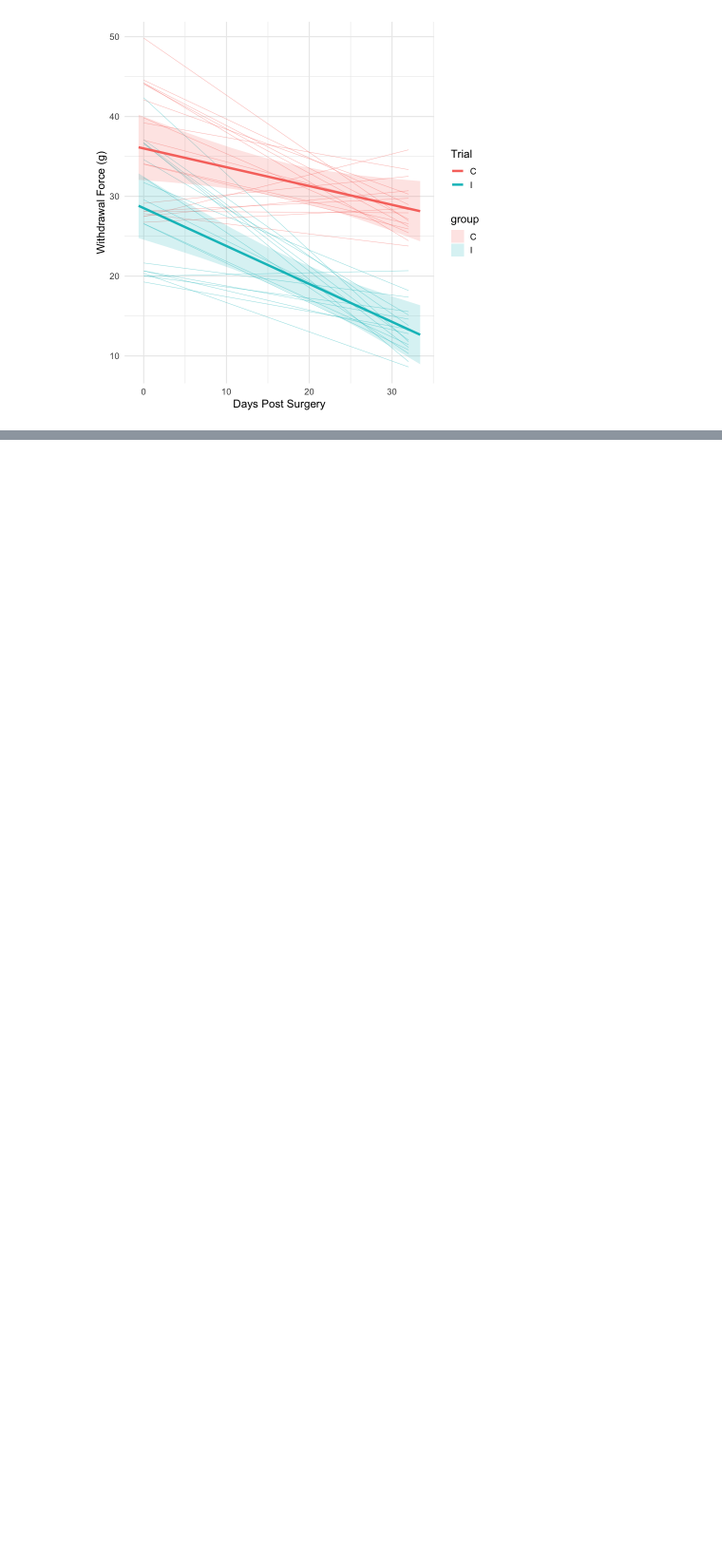
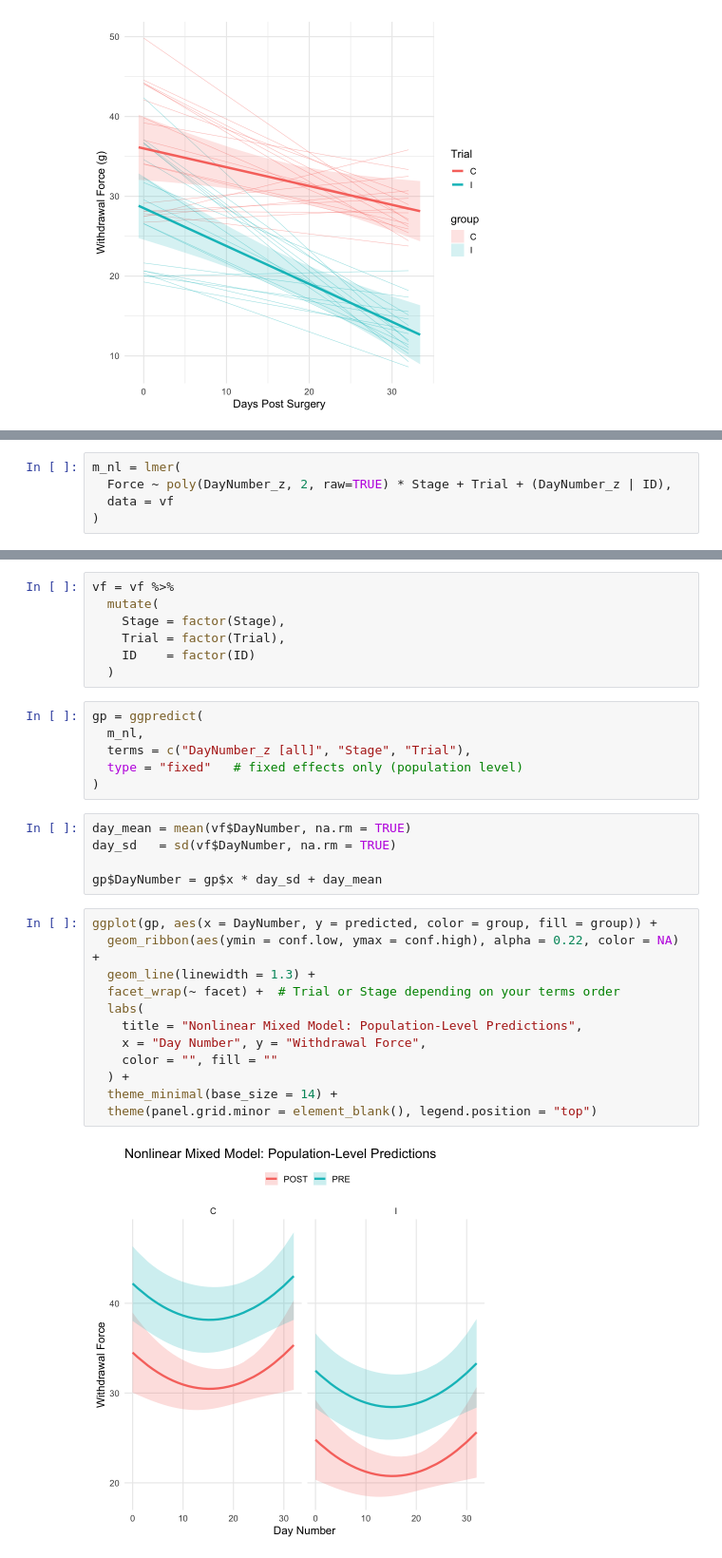
Before and after one commit to Annabeth2505/von_frey_eda, a Jupyter notebook: plots/EDA.ipynb, the cells around one changed output, grey strips where cells are left out. Shown at 95% size. Cells and saved outputs as stored; diff of their text form; blank space fills up the shorter version.

```diff
--- a/plots/EDA.ipynb
+++ b/plots/EDA.ipynb
@@ -345,0 +504,5 @@ ggplot() +
+# %%
+m_nl = lmer(
+  Force ~ poly(DayNumber_z, 2, raw=TRUE) * Stage + Trial + (DayNumber_z | ID),
+  data = vf
+)
@@ -345,0 +637,32 @@ ggplot() +
+# %%
+vf = vf %>%
+  mutate(
+    Stage = factor(Stage),
+    Trial = factor(Trial),
+    ID    = factor(ID)
+  )
+# %%
+gp = ggpredict(
+  m_nl,
+  terms = c("DayNumber_z [all]", "Stage", "Trial"),
+  type = "fixed"   # fixed effects only (population level)
+)
+# %%
+day_mean = mean(vf$DayNumber, na.rm = TRUE)
+day_sd   = sd(vf$DayNumber, na.rm = TRUE)
+
+gp$DayNumber = gp$x * day_sd + day_mean
+# %%
+ggplot(gp, aes(x = DayNumber, y = predicted, color = group, fill = group)) +
+  geom_ribbon(aes(ymin = conf.low, ymax = conf.high), alpha = 0.22, color = NA) +
+  geom_line(linewidth = 1.3) +
+  facet_wrap(~ facet) +  # Trial or Stage depending on your terms order
+  labs(
+    title = "Nonlinear Mixed Model: Population-Level Predictions",
+    x = "Day Number", y = "Withdrawal Force",
+    color = "", fill = ""
+  ) +
+  theme_minimal(base_size = 14) +
+  theme(panel.grid.minor = element_blank(), legend.position = "top")
+# %% [output]
+[figure, added]
```
Also changed, not shown: parts of 33 cells of this notebook, 11 other files.
